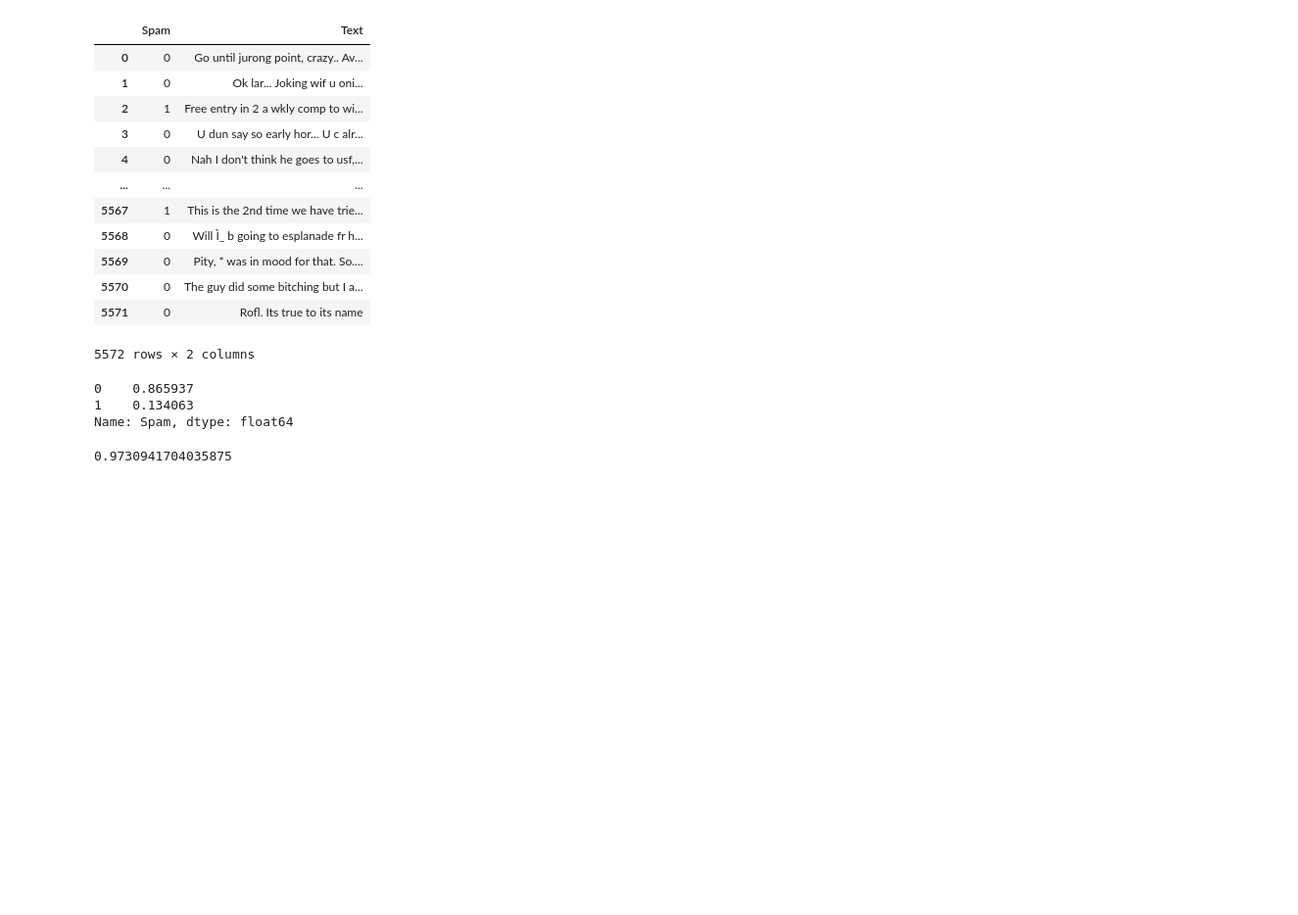
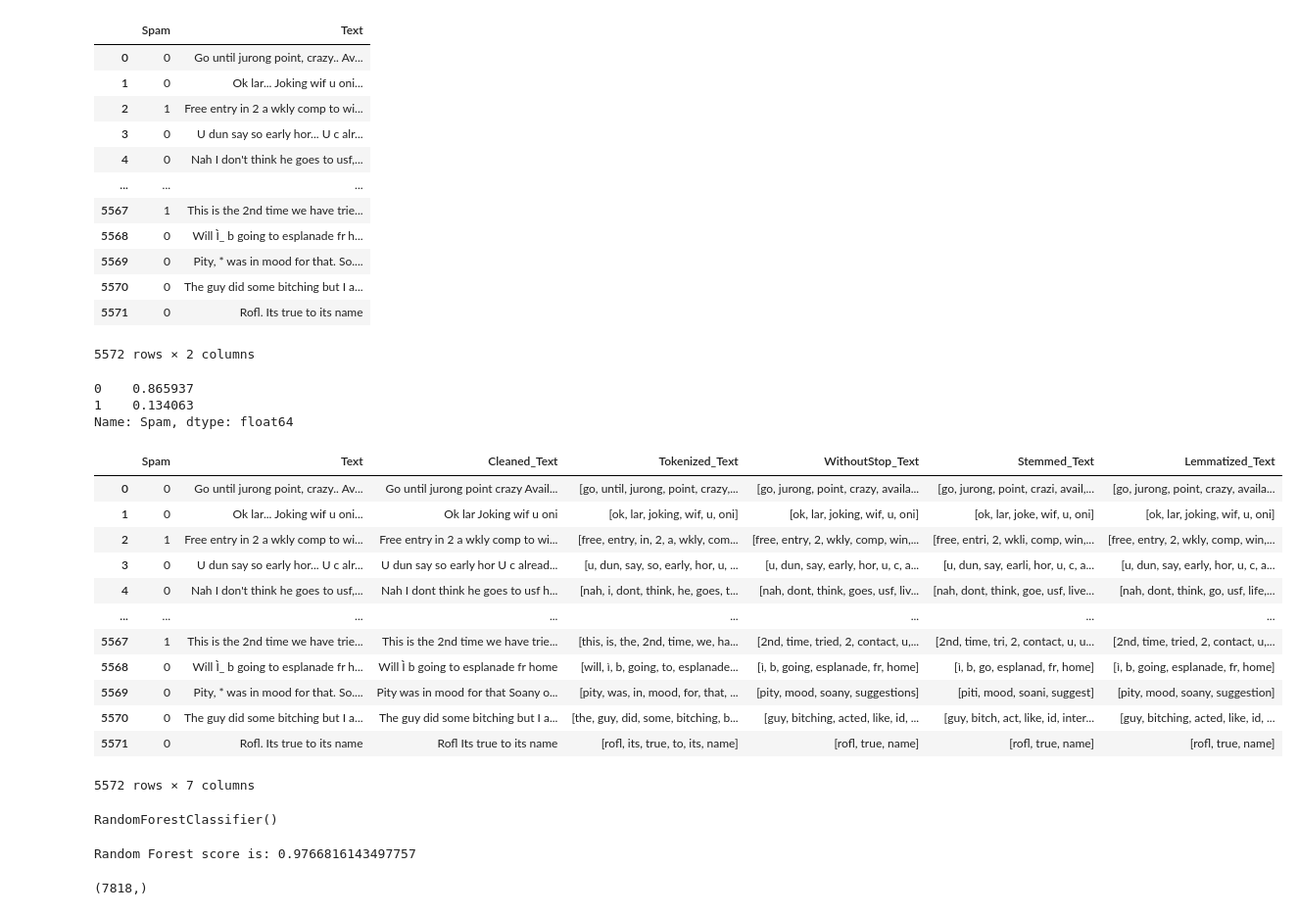
Before and after one commit to KenZooo11/m17, a Jupyter notebook: 17.ipynb, the cells around one changed output. Shown at 98% size. Saved outputs shown, nothing was run; the diff lists cells and outputs as text; code cells hidden in the pictures; blank space fills up the shorter version.

```diff
--- a/17.ipynb
+++ b/17.ipynb
@@ -47,8 +39,3 @@ print(spam_dataset['Spam'].value_counts(normalize=True))
 0    0.865937
 1    0.134063
 Name: Spam, dtype: float64
-# %%
-def remove_puncation(text):
-    cleaned = ''.join([word for word in text if word not in string.punctuation])
-    return cleaned
-spam_dataset['Cleaned_Text'] = spam_dataset['Text'].apply(lambda x: remove_puncation(x))
@@ -64,6 +41,0 @@ spam_dataset['Tokenized_Text'] = spam_dataset['Cleaned_Text'].apply(lambda x: to
-# %%
-stopwords = nltk.corpus.stopwords.words("english")
-def remove_stopwords(text):
-    without_stopwords = [word for word in text if word not in stopwords]
-    return without_stopwords
-spam_dataset['WithoutStop_Text'] = spam_dataset['Tokenized_Text'].apply(lambda x: remove_stopwords(x))
@@ -76,9 +42,45 @@ spam_dataset['Stemmed_Text'] = spam_dataset['WithoutStop_Text'].apply(lambda x:
 # %%
+def remove_punctuation(text):
+    cleaned = ''.join([word for word in text if word not in string.punctuation])
+    return cleaned
+spam_dataset['Cleaned_Text']=spam_dataset['Text'].apply(lambda x:remove_punctuation(x))
+
+def tokenize(text):
+    clean_text = text.lower()
+    tokenized_text = nltk.word_tokenize(clean_text)
+    return tokenized_text
+spam_dataset['Tokenized_Text'] = spam_dataset['Cleaned_Text'].apply(lambda x: tokenize(x))
+
+
+spam_dataset['WithoutStop_Text'] = spam_dataset['Tokenized_Text'].apply(lambda x: remove_stopwords(x))
+
+stemmer = nltk.PorterStemmer()
+def stemming(text):
+    stemmed_words = [stemmer.stem(word) for word in text]
+    return stemmed_words
+spam_dataset['Stemmed_Text'] = spam_dataset['WithoutStop_Text'].apply(lambda x: stemming(x))
+
 lemmater = nltk.WordNetLemmatizer()
 def lemmatizing(text):
     lemmatized_words = [lemmater.lemmatize(word) for word in text]
     return lemmatized_words
 spam_dataset['Lemmatized_Text'] = spam_dataset['WithoutStop_Text'].apply(lambda x: lemmatizing(x))
+# %%
+spam_dataset
+# %% [output]
+|  | Spam | Text | Cleaned_Text | Tokenized_Text | WithoutStop_Text | Stemmed_Text | Lemmatized_Text |
+| 0 | 0 | Go until jurong point, crazy.. Av... | Go until jurong point crazy Avail... | [go, until, jurong, point, crazy,... | [go, jurong, point, crazy, availa... | [go, jurong, point, crazi, avail,... | [go, jurong, point, crazy, availa... |
+| 1 | 0 | Ok lar... Joking wif u oni... | Ok lar Joking wif u oni | [ok, lar, joking, wif, u, oni] | [ok, lar, joking, wif, u, oni] | [ok, lar, joke, wif, u, oni] | [ok, lar, joking, wif, u, oni] |
+| 2 | 1 | Free entry in 2 a wkly comp to wi... | Free entry in 2 a wkly comp to wi... | [free, entry, in, 2, a, wkly, com... | [free, entry, 2, wkly, comp, win,... | [free, entri, 2, wkli, comp, win,... | [free, entry, 2, wkly, comp, win,... |
+| 3 | 0 | U dun say so early hor... U c alr... | U dun say so early hor U c alread... | [u, dun, say, so, early, hor, u, ... | [u, dun, say, early, hor, u, c, a... | [u, dun, say, earli, hor, u, c, a... | [u, dun, say, early, hor, u, c, a... |
+| 4 | 0 | Nah I don't think he goes to usf,... | Nah I dont think he goes to usf h... | [nah, i, dont, think, he, goes, t... | [nah, dont, think, goes, usf, liv... | [nah, dont, think, goe, usf, live... | [nah, dont, think, go, usf, life,... |
+| ... | ... | ... | ... | ... | ... | ... | ... |
+| 5567 | 1 | This is the 2nd time we have trie... | This is the 2nd time we have trie... | [this, is, the, 2nd, time, we, ha... | [2nd, time, tried, 2, contact, u,... | [2nd, time, tri, 2, contact, u, u... | [2nd, time, tried, 2, contact, u,... |
+| 5568 | 0 | Will Ì_ b going to esplanade fr h... | Will Ì b going to esplanade fr home | [will, ì, b, going, to, esplanade... | [ì, b, going, esplanade, fr, home] | [ì, b, go, esplanad, fr, home] | [ì, b, going, esplanade, fr, home] |
+| 5569 | 0 | Pity, * was in mood for that. So.... | Pity was in mood for that Soany o... | [pity, was, in, mood, for, that, ... | [pity, mood, soany, suggestions] | [piti, mood, soani, suggest] | [pity, mood, soany, suggestion] |
+| 5570 | 0 | The guy did some bitching but I a... | The guy did some bitching but I a... | [the, guy, did, some, bitching, b... | [guy, bitching, acted, like, id, ... | [guy, bitch, act, like, id, inter... | [guy, bitching, acted, like, id, ... |
+| 5571 | 0 | Rofl. Its true to its name | Rofl Its true to its name | [rofl, its, true, to, its, name] | [rofl, true, name] | [rofl, true, name] | [rofl, true, name] |
+5572 rows × 7 columns
 # %%
 X = spam_dataset['Lemmatized_Text']
 y = spam_dataset['Spam']
@@ -87,10 +89,20 @@ X_train, X_test, y_train, y_test = train_test_split(X, y, test_size=0.2, random_
 tfidf = TfidfVectorizer()
 tfidf_train = tfidf.fit_transform(X_train.apply(lambda x: ' '.join(x)))
 tfidf_test = tfidf.transform(X_test.apply(lambda x: ' '.join(x)))
+# %%
+classifier = RandomForestClassifier()
+
+classifier.fit(tfidf_train,y_train)
+# %% [output]
+RandomForestClassifier()
+# %%
+print('Random Forest score is:' ,classifier.score(tfidf_test,y_test))
+# %% [output]
+Random Forest score is: 0.9766816143497757
 # %%
-clf = RandomForestClassifier()
-clf.fit(tfidf_train,y_train)
-clf.score(tfidf_test,y_test)
+importances = classifier.feature_importances_
+
+importances.shape
 # %% [output]
-0.9730941704035875
+(7818,)
 # %%
```
Also changed, not shown: parts of 14 cells of this notebook.
